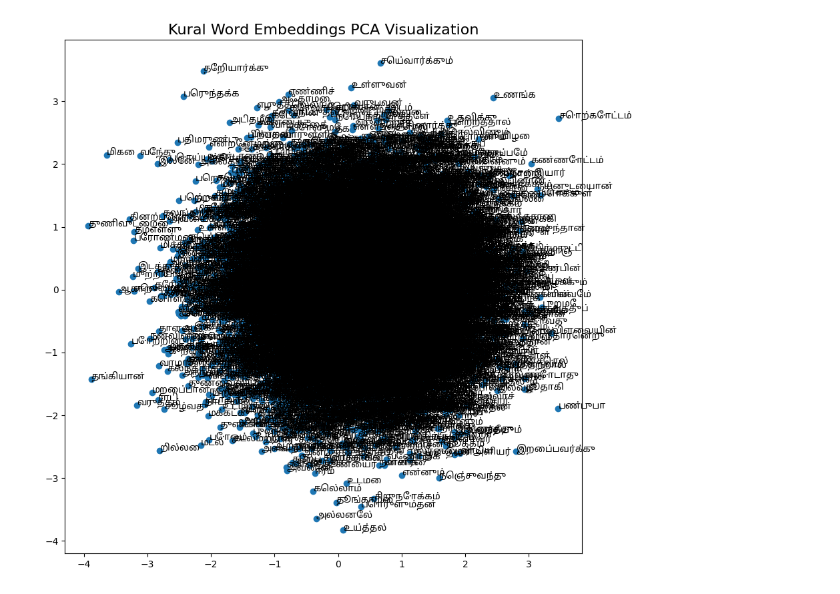
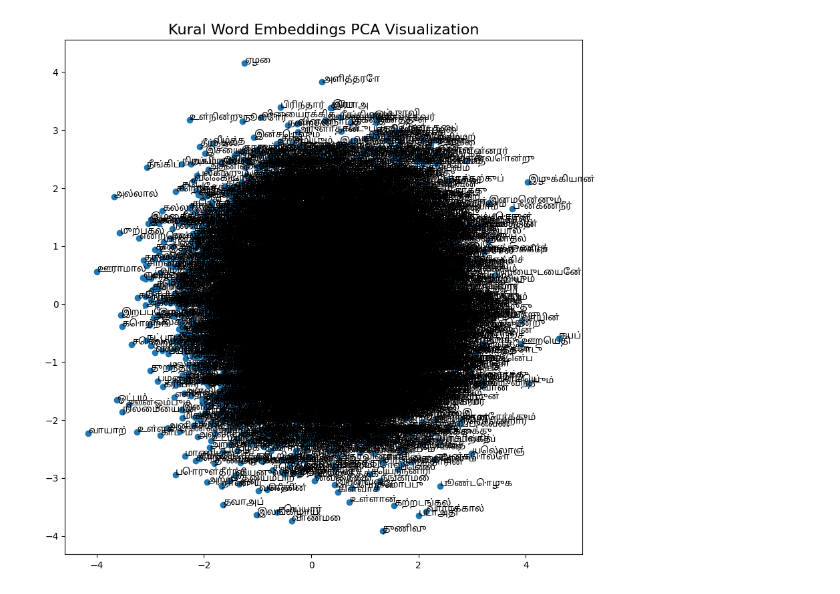
Before and after one commit to jebin2/KuralGPT, a Jupyter notebook: kural_similarity.ipynb, the cells around one changed output. Saved outputs shown, nothing was run; the diff lists cells and outputs as text; code cells hidden in the pictures.

```diff
--- a/kural_similarity.ipynb
+++ b/kural_similarity.ipynb
@@ -1,17 +1,17 @@
 # %%
 import json
 from sklearn.decomposition import PCA
-from kural_model import process
+from train_model import process
 import matplotlib.pyplot as plt
 from kural_token import get_token
 from matplotlib import font_manager
 
 # Get the words (vocabulary) and the corresponding model
 words = list(get_token().keys())
-kuralModel = process()
+kuralModel = process("KuralNNModel")
 
 # Step 1: Access the learned word embeddings from the embedding layer
-word_embeddings = kuralModel.embedding.weight.data.cpu().numpy()
+word_embeddings = kuralModel.in_embeddings.weight.data.cpu().numpy()
 
 # Step 2: Reduce dimensions with PCA
 pca = PCA(n_components=2)
@@ -53 +53 @@ Epoch [10/10], Loss: -0.14746086528829935
-[figure, old version]
+[figure, new version]
```
Also changed, not shown: parts of 1 cell of this notebook, 4 other files.
